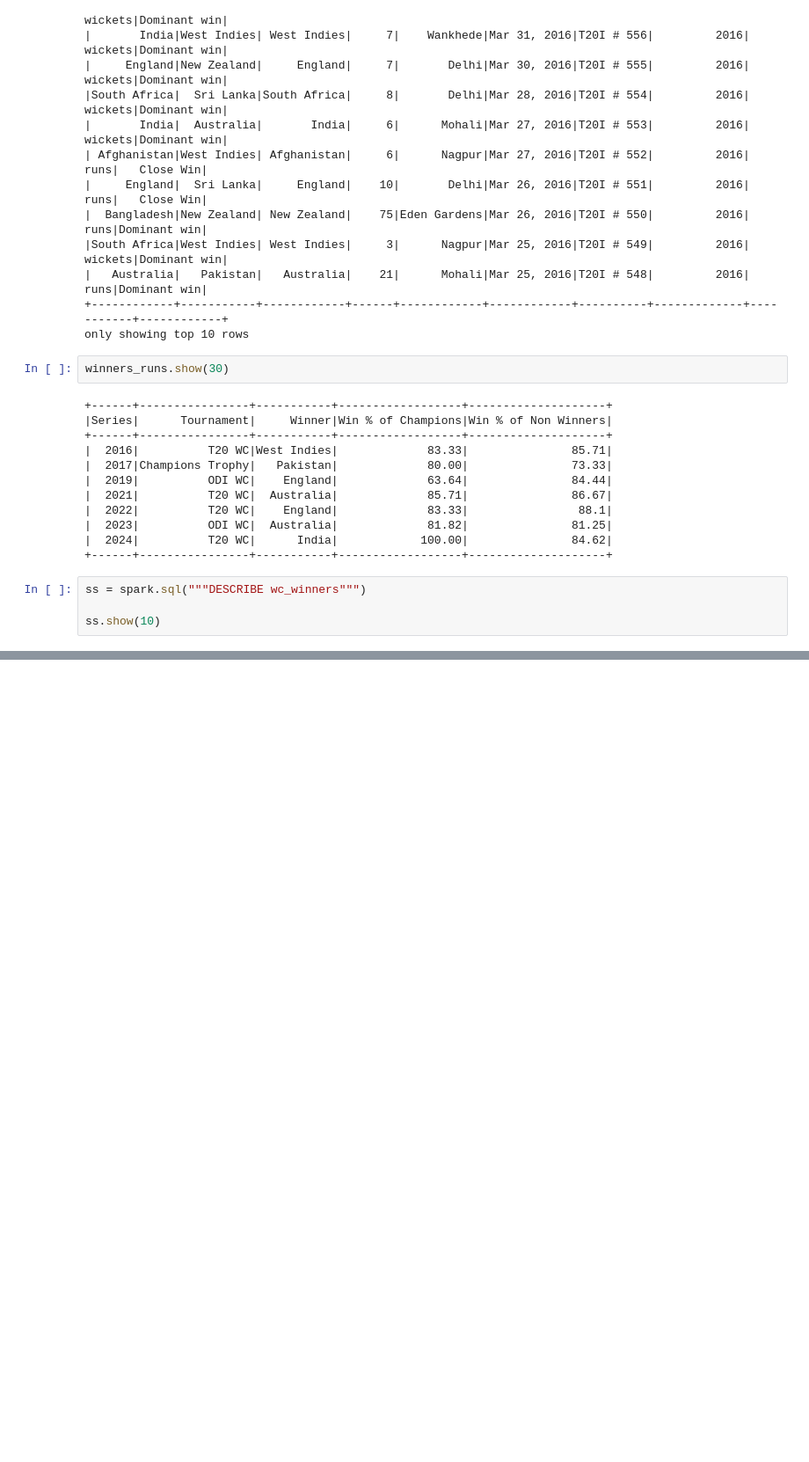
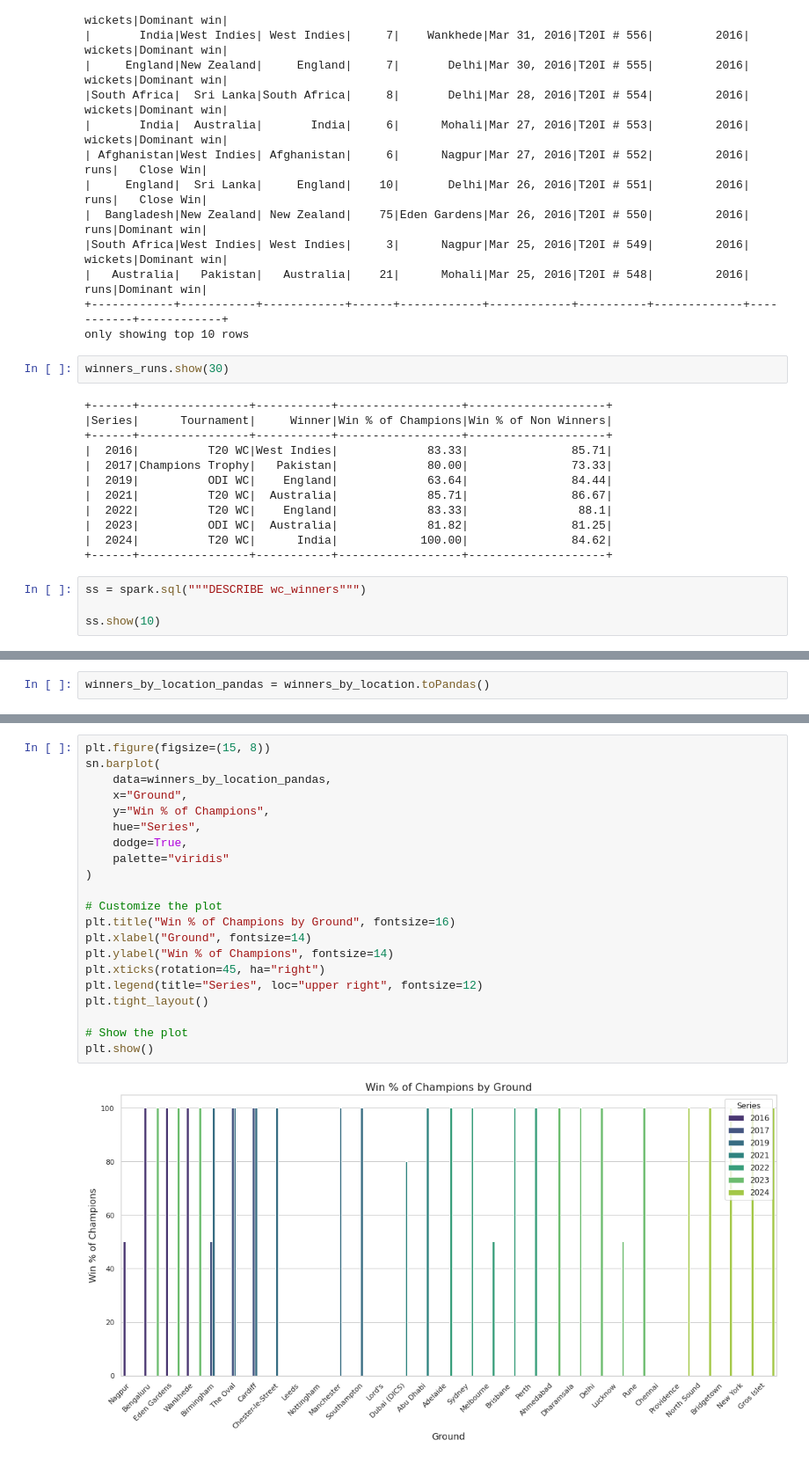
Before and after one commit to aadhityaalagappan/ICC-CT-Analysis, a Jupyter notebook: ICC CT Analysis.ipynb, the cells around one changed output, grey strips where cells are left out. Shown: that part at 88% size. Saved outputs shown, nothing was run; the diff lists cells and outputs as text; blank space fills up the shorter version.

```diff
--- a/ICC CT Analysis.ipynb
+++ b/ICC CT Analysis.ipynb
@@ -1543,0 +1598,2 @@ ss.show(10)
+# %%
+winners_by_location_pandas = winners_by_location.toPandas()
@@ -1543,0 +1614,23 @@ ss.show(10)
+# %%
+plt.figure(figsize=(15, 8))
+sn.barplot(
+    data=winners_by_location_pandas,
+    x="Ground",
+    y="Win % of Champions",
+    hue="Series",
+    dodge=True,
+    palette="viridis"
+)
+
+# Customize the plot
+plt.title("Win % of Champions by Ground", fontsize=16)
+plt.xlabel("Ground", fontsize=14)
+plt.ylabel("Win % of Champions", fontsize=14)
+plt.xticks(rotation=45, ha="right")
+plt.legend(title="Series", loc="upper right", fontsize=12)
+plt.tight_layout()
+
+# Show the plot
+plt.show()
+# %% [output]
+[figure, added]
```
Also changed, not shown: parts of 3 cells of this notebook.
